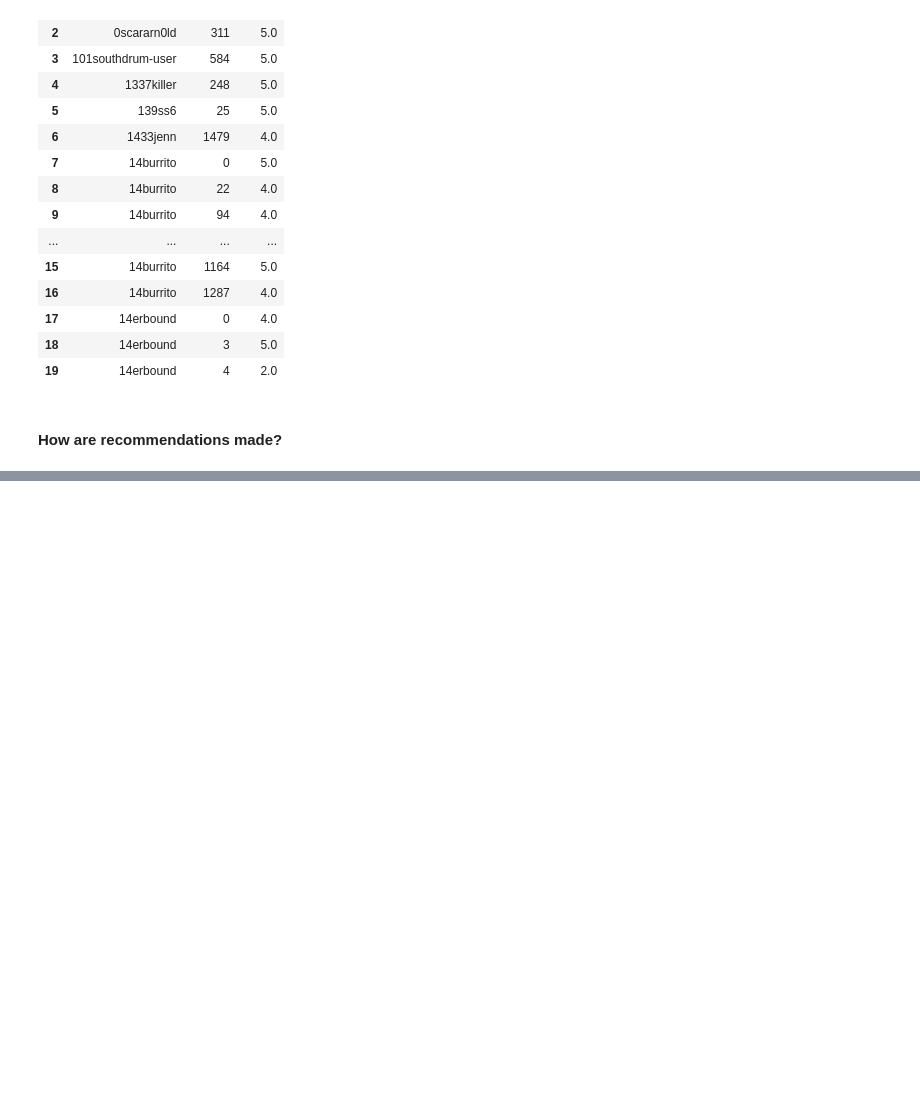
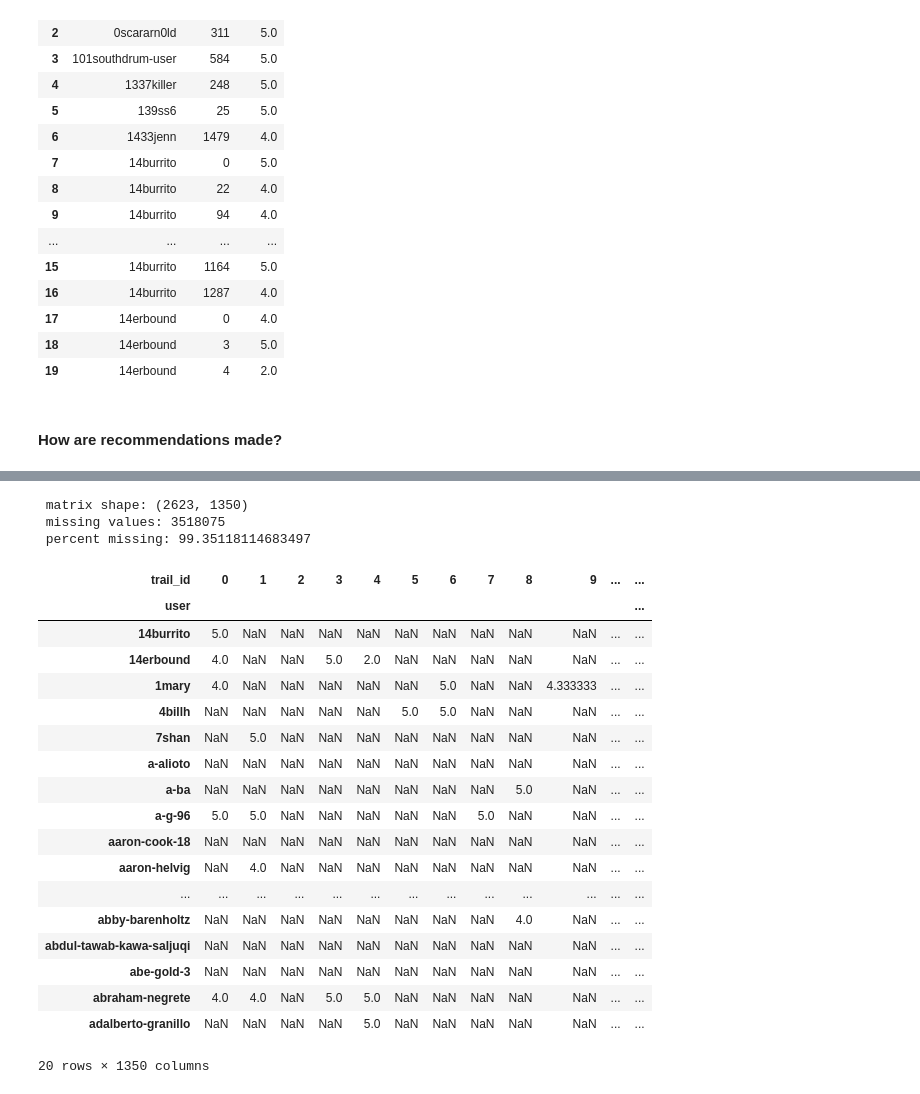
Before and after one commit to josephdope/az_trail_recommender, a Jupyter notebook: v1.0/notebooks/collab_filtering.ipynb, the cells around one changed output, grey strips where cells are left out. Saved outputs shown, nothing was run; the diff lists cells and outputs as text; code cells hidden in the pictures; blank space fills up the shorter version.

```diff
--- a/v1.0/notebooks/collab_filtering.ipynb
+++ b/v1.0/notebooks/collab_filtering.ipynb
@@ -65,0 +105,27 @@ This collaborative filtering recommendation system was created using a matrix fa
+# %%
+sparse_final = final_df.groupby(['user', 'trail_id'], as_index=False).agg({'rating':'mean'}).pivot('user', 'trail_id', 'rating')
+print(" matrix shape:", sparse_final.shape, "\n", "missing values:",sum(sparse_final.isnull().sum()), "\n", "percent missing:", sum(sparse_final.isnull().sum())/(sparse_final.shape[0]*sparse_final.shape[1])*100)
+sparse_final.head(20)
+# %% [output]
+ matrix shape: (2623, 1350)
+ missing values: 3518075
+ percent missing: 99.35118114683497
+| trail_id | 0 | 1 | 2 | 3 | 4 | 5 | 6 | 7 | 8 | 9 | ... | ... |
+| user |  |  |  |  |  |  |  |  |  |  |  | ... |
+| 14burrito | 5.0 | NaN | NaN | NaN | NaN | NaN | NaN | NaN | NaN | NaN | ... | ... |
+| 14erbound | 4.0 | NaN | NaN | 5.0 | 2.0 | NaN | NaN | NaN | NaN | NaN | ... | ... |
+| 1mary | 4.0 | NaN | NaN | NaN | NaN | NaN | 5.0 | NaN | NaN | 4.333333 | ... | ... |
+| 4billh | NaN | NaN | NaN | NaN | NaN | 5.0 | 5.0 | NaN | NaN | NaN | ... | ... |
+| 7shan | NaN | 5.0 | NaN | NaN | NaN | NaN | NaN | NaN | NaN | NaN | ... | ... |
+| a-alioto | NaN | NaN | NaN | NaN | NaN | NaN | NaN | NaN | NaN | NaN | ... | ... |
+| a-ba | NaN | NaN | NaN | NaN | NaN | NaN | NaN | NaN | 5.0 | NaN | ... | ... |
+| a-g-96 | 5.0 | 5.0 | NaN | NaN | NaN | NaN | NaN | 5.0 | NaN | NaN | ... | ... |
+| aaron-cook-18 | NaN | NaN | NaN | NaN | NaN | NaN | NaN | NaN | NaN | NaN | ... | ... |
+| aaron-helvig | NaN | 4.0 | NaN | NaN | NaN | NaN | NaN | NaN | NaN | NaN | ... | ... |
+| ... | ... | ... | ... | ... | ... | ... | ... | ... | ... | ... | ... | ... |
+| abby-barenholtz | NaN | NaN | NaN | NaN | NaN | NaN | NaN | NaN | 4.0 | NaN | ... | ... |
+| abdul-tawab-kawa-saljuqi | NaN | NaN | NaN | NaN | NaN | NaN | NaN | NaN | NaN | NaN | ... | ... |
+| abe-gold-3 | NaN | NaN | NaN | NaN | NaN | NaN | NaN | NaN | NaN | NaN | ... | ... |
+| abraham-negrete | 4.0 | 4.0 | NaN | 5.0 | 5.0 | NaN | NaN | NaN | NaN | NaN | ... | ... |
+| adalberto-granillo | NaN | NaN | NaN | NaN | 5.0 | NaN | NaN | NaN | NaN | NaN | ... | ... |
+20 rows × 1350 columns
```
Also changed, not shown: parts of 10 cells of this notebook, 1 other file.
